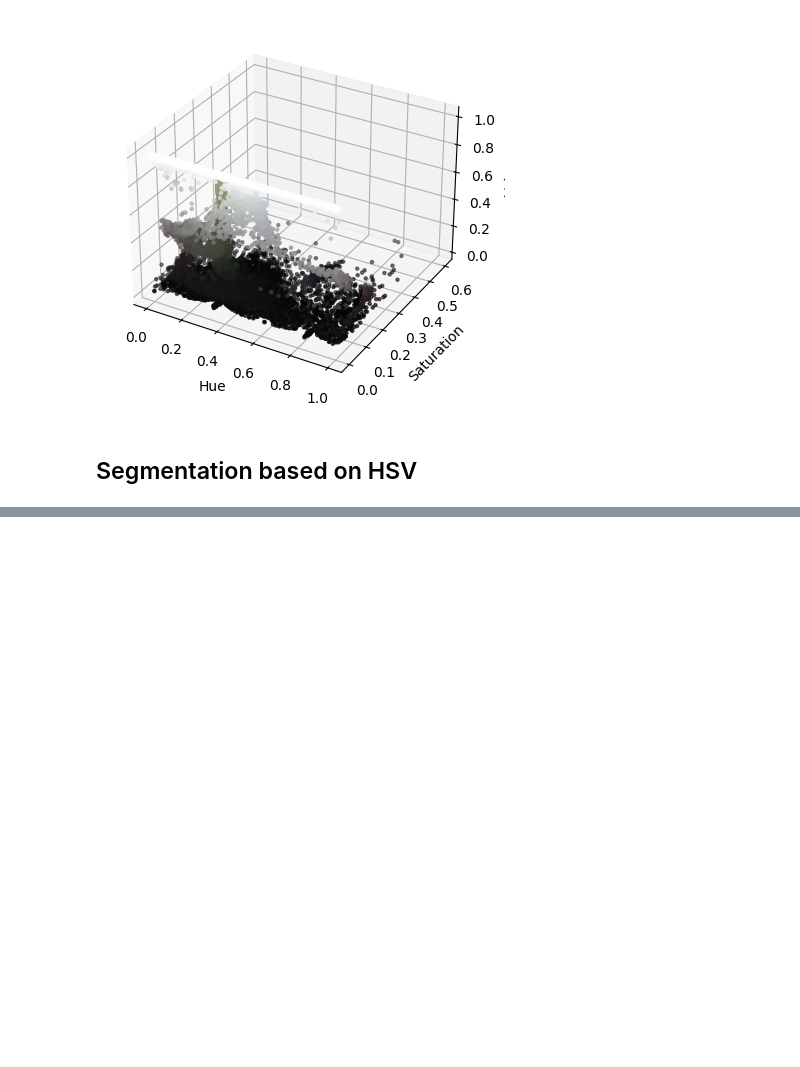
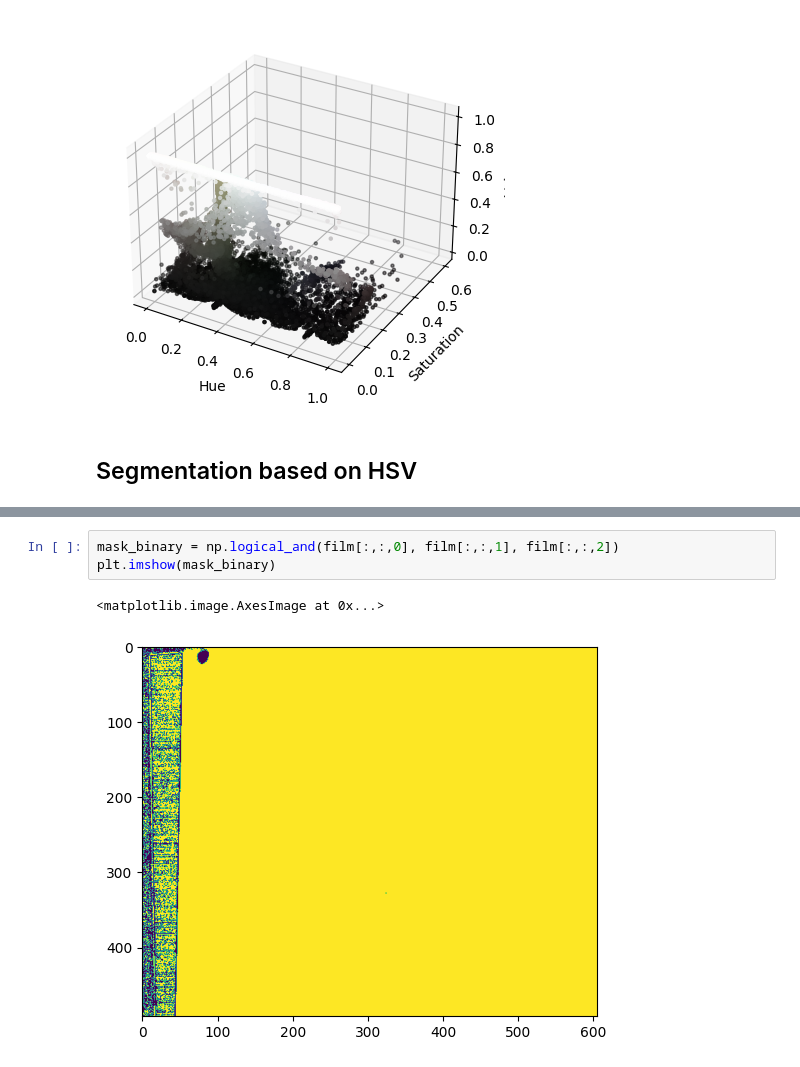
Before and after one commit to LuisOlivaresJ/Dosepy, a Jupyter notebook: src/Dosepy/tools/to_do_progress.ipynb, the cells around one changed output, grey strips where cells are left out. Cells and saved outputs as stored; diff of their text form; blank space fills up the shorter version.

```diff
--- a/src/Dosepy/tools/to_do_progress.ipynb
+++ b/src/Dosepy/tools/to_do_progress.ipynb
@@ -116,0 +117,6 @@ plt.imshow(film)
+# %%
+mask_binary = np.logical_and(film[:,:,0], film[:,:,1], film[:,:,2])
+plt.imshow(mask_binary)
+# %% [output]
+<matplotlib.image.AxesImage at 0x...>
+[figure, added]
```
Also changed, not shown: parts of 7 cells of this notebook.
